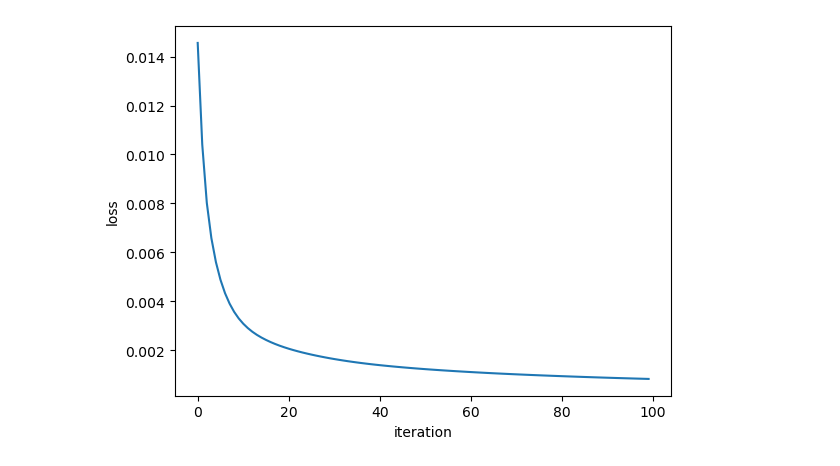
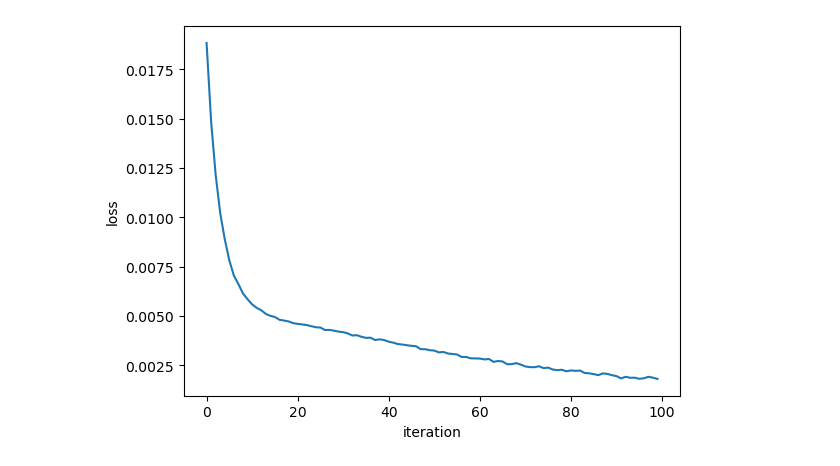
Before and after one commit to mohamedfouadhanani/deep-learning-framework, a Jupyter notebook: examples/logistic_regression.ipynb, the cells around one changed output. Cells and saved outputs as stored; diff of their text form; code cells hidden in the pictures.

Commit message:
rewriting the optimizers' codes

```diff
--- a/examples/logistic_regression.ipynb
+++ b/examples/logistic_regression.ipynb
@@ -45,10 +45,10 @@ print(inputs_val.shape, outputs_val.shape)
 # %%
 model = Model([
-    Dense(3, 8),
+    Dense(3, 8, weights_initializer=HeNormal()),
     TanH(),
     Dense(8, 16),
     ReLU(),
-    # Dropout(keep_prob=0.8),
+    Dropout(keep_prob=0.8),
     Dense(16, 1),
     Sigmoid()
 ])
@@ -58,3 +58,4 @@ loss = BinaryCrossEntropy()
 n_epochs = 100
 learning_rate = 0.01
 batch_size = 128
+beta = 0.9
@@ -63,11 +62,13 @@ optimizer = MiniBatchGradientDescent(batch_size, learning_rate)
+# %%
+optimizer = MomentumGradientDescent(learning_rate, batch_size, beta)
 # %%
 model.compile(loss, optimizer)
 # %%
-history = model.optimize(inputs_train, outputs_train, n_epochs, verbose=False)
+history = model.optimize(inputs_train, outputs_train, n_epochs, verbose=False, inputs_val=inputs_val, outputs_val=outputs_val)
 # %%
-plt.plot(list(range(len(history["losses"]))), history["losses"])
+plt.plot(list(range(len(history["train_losses"]))), history["train_losses"])
 plt.xlabel("iteration")
 plt.ylabel("loss")
 plt.show()
 # %% [output]
-[figure, old version]
+[figure, new version]
```
Also changed, not shown: parts of 7 cells of this notebook, 12 other files.
